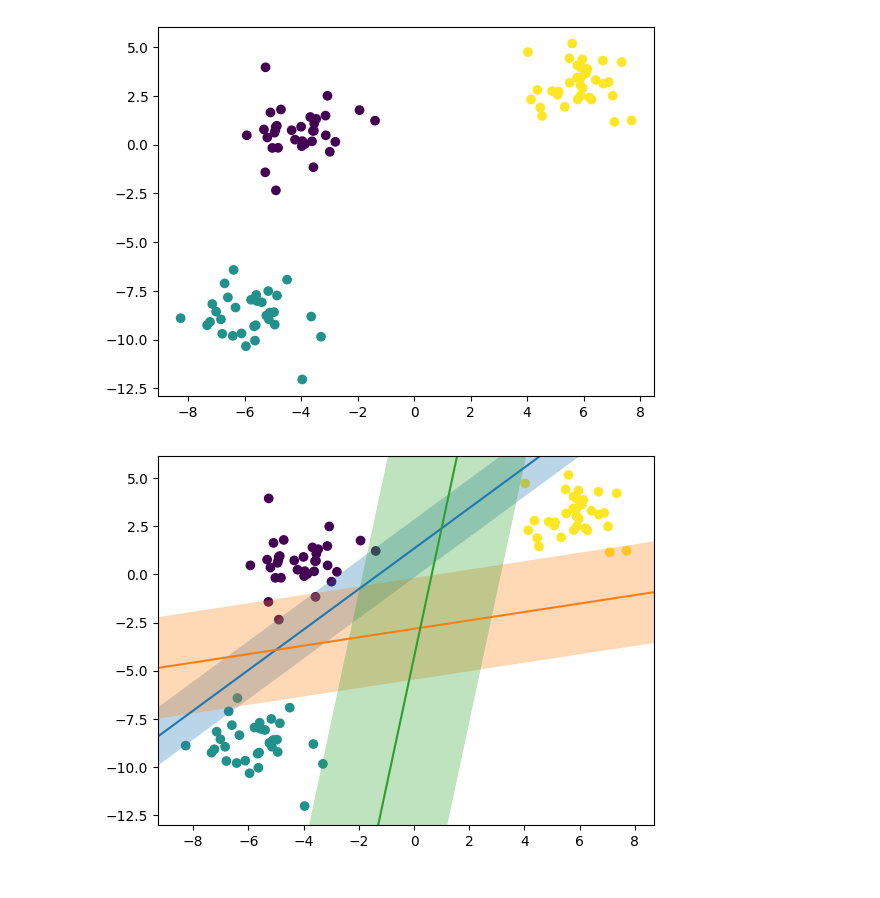
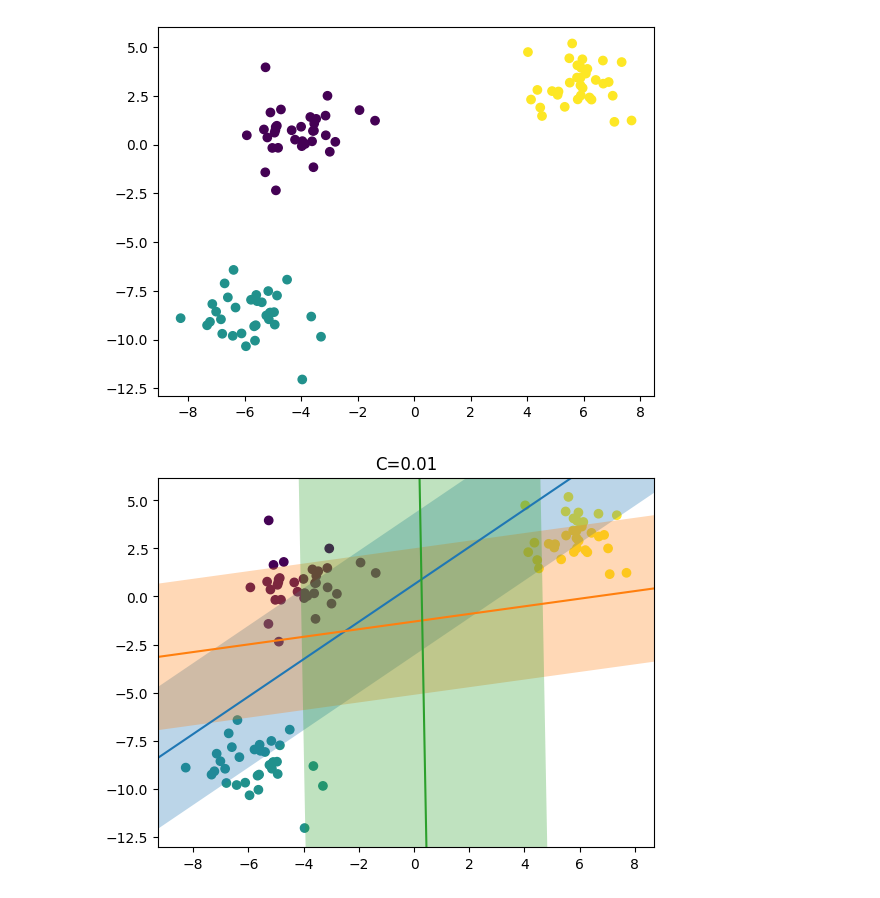
Before and after one commit to cyp-ark/SVM, a Jupyter notebook: code.ipynb, the cells around one changed output. Drawn from its saved outputs; the diff is of its cells as text; code cells hidden in the pictures.

```diff
--- a/code.ipynb
+++ b/code.ipynb
@@ -216,21 +216,22 @@ plt.scatter('x1', 'x2', c='class', data=df4)
 <matplotlib.collections.PathCollection at 0x...>
 [figure]
 # %%
-linear_svm4 = LinearSVC().fit(X4,y4)
+linear_svm4 = LinearSVC(C=0.01).fit(X4,y4)
 
 line = np.linspace(-15,15)
 
 fig = plt.figure()
 
 plt.scatter('x1', 'x2', c='class',data=df4)
 
 for coef, intercept in zip(linear_svm4.coef_,linear_svm4.intercept_):
     plt.plot(line,-(line*coef[0]+intercept)/coef[1])
     plt.fill_between(line,-(line*coef[0]+intercept+1)/coef[1],-(line*coef[0]+intercept-1)/coef[1],alpha=0.3)
 
+plt.title("C=0.01")
 plt.xlim([min(df4['x1'])-1,max(df4['x1'])+1])
 plt.ylim([min(df4['x2'])-1,max(df4['x2'])+1])
 
 plt.show()
 # %% [output]
-[figure, old version]
+[figure, new version]
```
Also changed, not shown: 4 other files.
